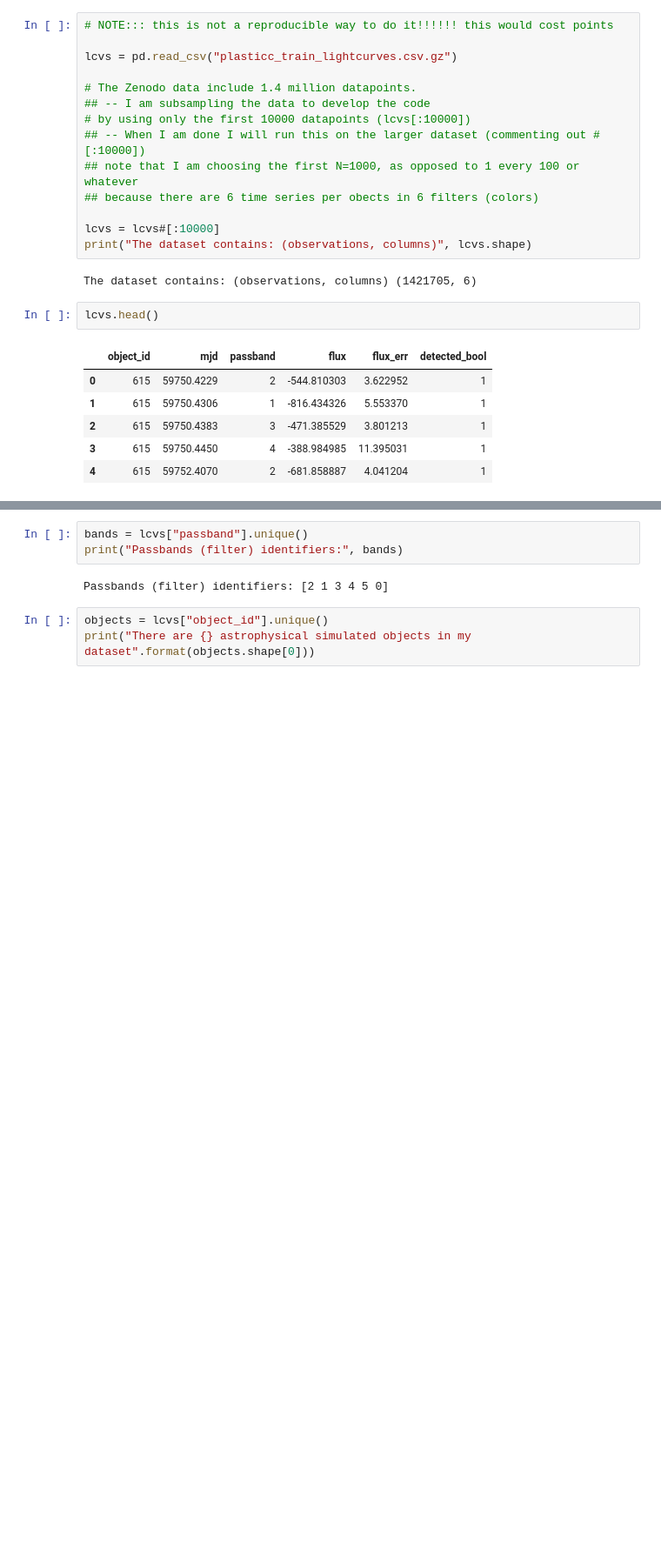
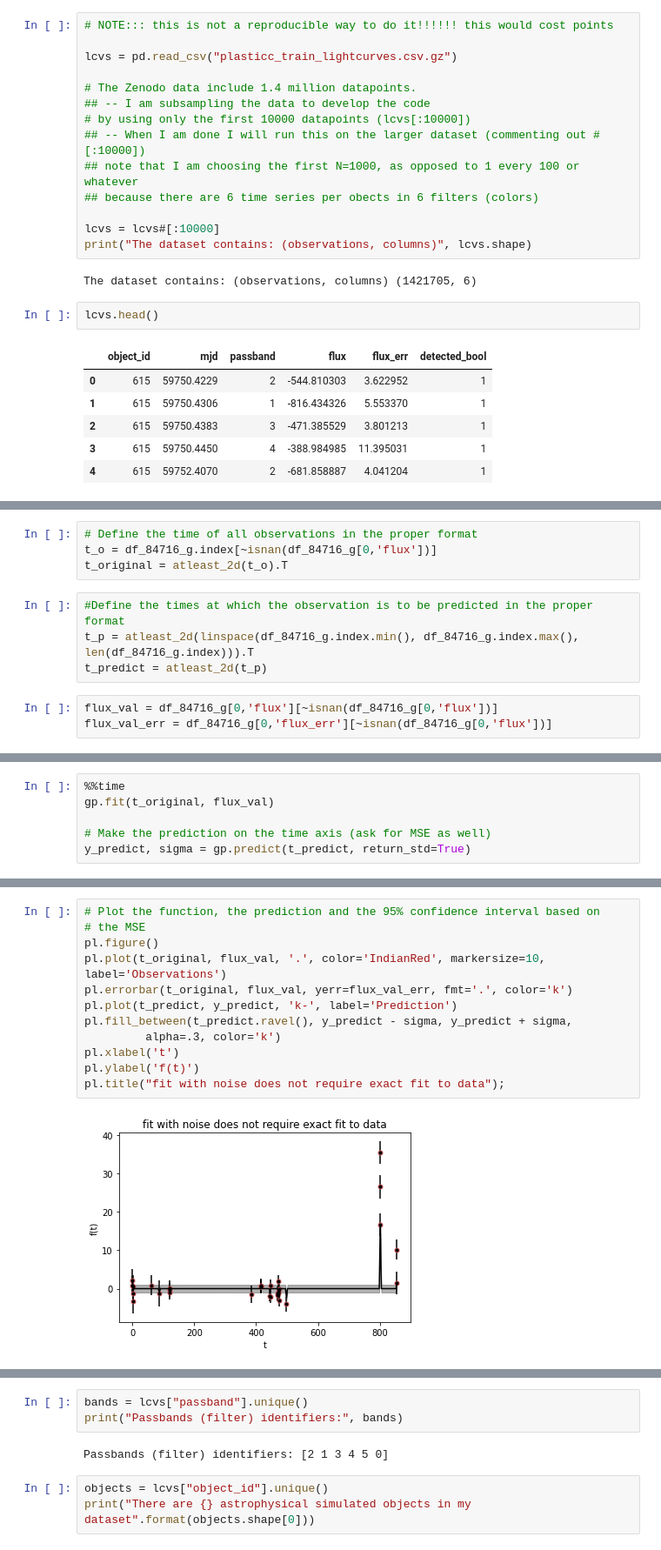
Before and after one commit to ahmadryan/MLTSA_RQudsi, a Jupyter notebook: HW9_RQudsi/Assignemnt9_MLTSA.ipynb, the cells around one changed output, grey strips where cells are left out. Shown at 87% size. Cells and saved outputs as stored; diff of their text form; blank space fills up the shorter version.

```diff
--- a/HW9_RQudsi/Assignemnt9_MLTSA.ipynb
+++ b/HW9_RQudsi/Assignemnt9_MLTSA.ipynb
@@ -67,0 +128,11 @@ lcvs.head()
+# %%
+# Define the time of all observations in the proper format
+t_o = df_84716_g.index[~isnan(df_84716_g[0,'flux'])]
+t_original = atleast_2d(t_o).T
+# %%
+#Define the times at which the observation is to be predicted in the proper format
+t_p = atleast_2d(linspace(df_84716_g.index.min(), df_84716_g.index.max(), len(df_84716_g.index))).T
+t_predict = atleast_2d(t_p)
+# %%
+flux_val = df_84716_g[0,'flux'][~isnan(df_84716_g[0,'flux'])]
+flux_val_err = df_84716_g[0,'flux_err'][~isnan(df_84716_g[0,'flux'])]
@@ -67,0 +143,6 @@ lcvs.head()
+# %%
+%%time
+gp.fit(t_original, flux_val)
+
+# Make the prediction on the time axis (ask for MSE as well)
+y_predict, sigma = gp.predict(t_predict, return_std=True)
@@ -67,0 +152,14 @@ lcvs.head()
+# %%
+# Plot the function, the prediction and the 95% confidence interval based on
+# the MSE
+pl.figure()
+pl.plot(t_original, flux_val, '.', color='IndianRed', markersize=10, label='Observations')
+pl.errorbar(t_original, flux_val, yerr=flux_val_err, fmt='.', color='k')
+pl.plot(t_predict, y_predict, 'k-', label='Prediction')
+pl.fill_between(t_predict.ravel(), y_predict - sigma, y_predict + sigma,
+         alpha=.3, color='k')
+pl.xlabel('t')
+pl.ylabel('f(t)')
+pl.title("fit with noise does not require exact fit to data");
+# %% [output]
+[figure, added]
```
Also changed, not shown: parts of 32 cells of this notebook.
